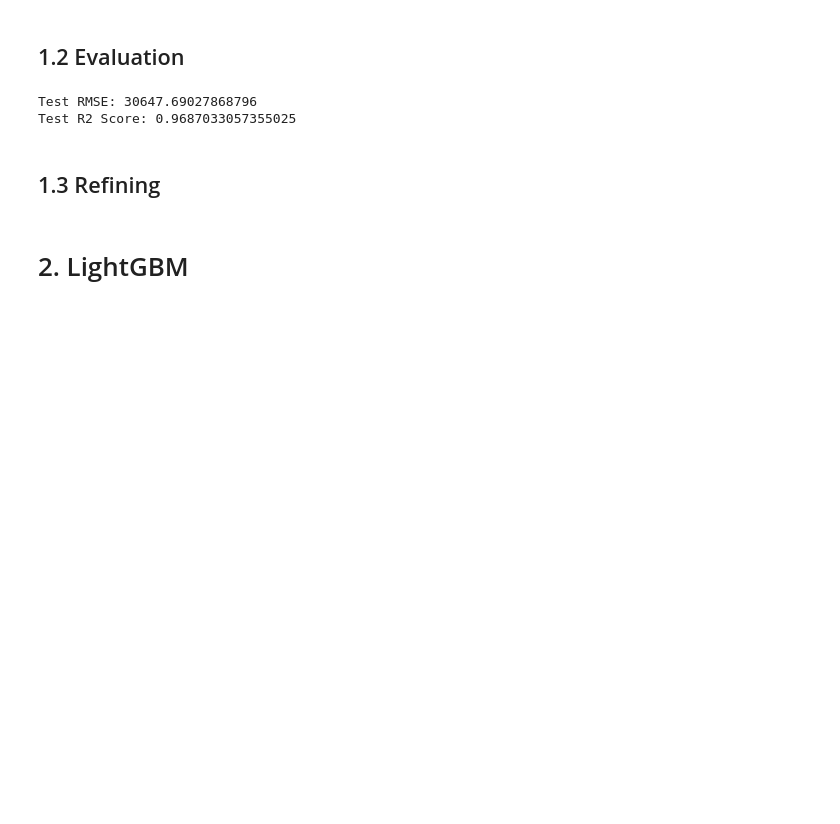
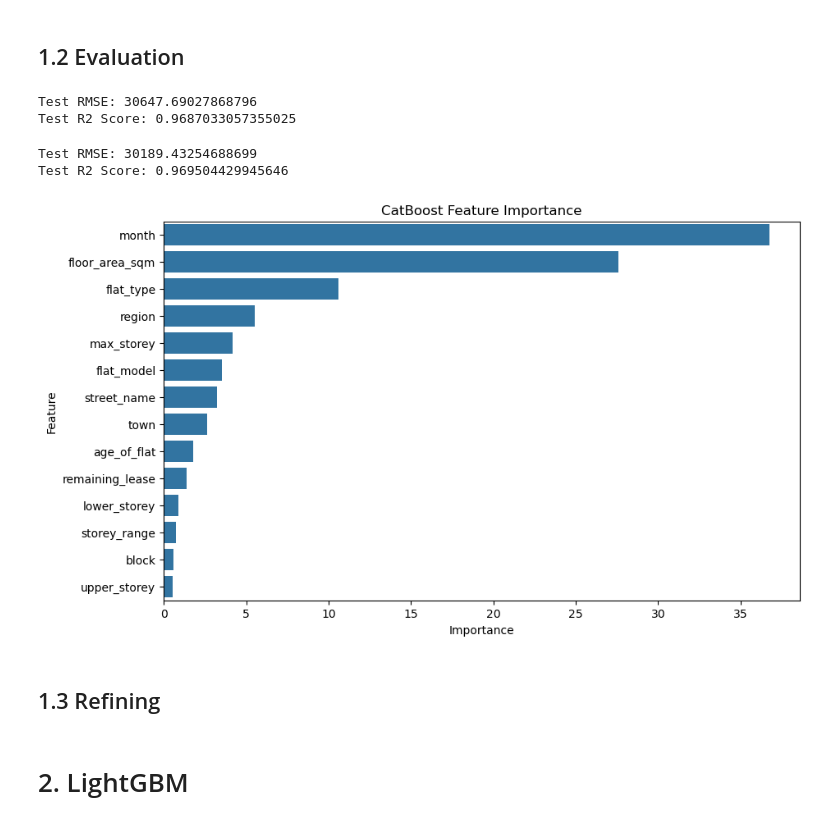
Before and after one commit to Zimmy313/HDB_HousingPrice_ML_Project, a Jupyter notebook: src/Boosting_model.ipynb, the cells around one changed output. Drawn from its saved outputs; the diff is of its cells as text; code cells hidden in the pictures; blank space fills up the shorter version.

Commit message:
Updated boosting

```diff
--- a/src/Boosting_model.ipynb
+++ b/src/Boosting_model.ipynb
@@ -54,6 +54,38 @@ print(f"Test R2 Score: {test_r2}")
 # %% [output]
 Test RMSE: 30647.69027868796
 Test R2 Score: 0.9687033057355025
+# %%
+# Make predictions on the train set
+y_train_pred = model.predict(X_train)
+
+# Calculate train performance metrics
+train_rmse = root_mean_squared_error(y_train, y_train_pred)
+train_r2 = r2_score(y_train, y_train_pred)
+
+print(f"Train RMSE: {train_rmse}")
+print(f"Train R2 Score: {train_r2}")
+# %% [output]
+Test RMSE: 30189.43254688699
+Test R2 Score: 0.969504429945646
+# %%
+# Extract feature importances from the CatBoost model
+feature_importances = pd.DataFrame({
+    'feature': X_train.columns,
+    'importance': model.get_feature_importance()
+})
+
+# Sort features by importance
+feature_importances = feature_importances.sort_values(by='importance', ascending=False)
+
+# Plotting
+plt.figure(figsize=(10, 6))
+sns.barplot(x="importance", y="feature", data=feature_importances.head(20))
+plt.title('CatBoost Feature Importance')
+plt.xlabel('Importance')
+plt.ylabel('Feature')
+plt.show()
+# %% [output]
+[figure, added]
 # %% [markdown]
 ## 1.3 Refining
 # %% [markdown]
```
Also changed, not shown: parts of 7 cells of this notebook, 10 other files.
